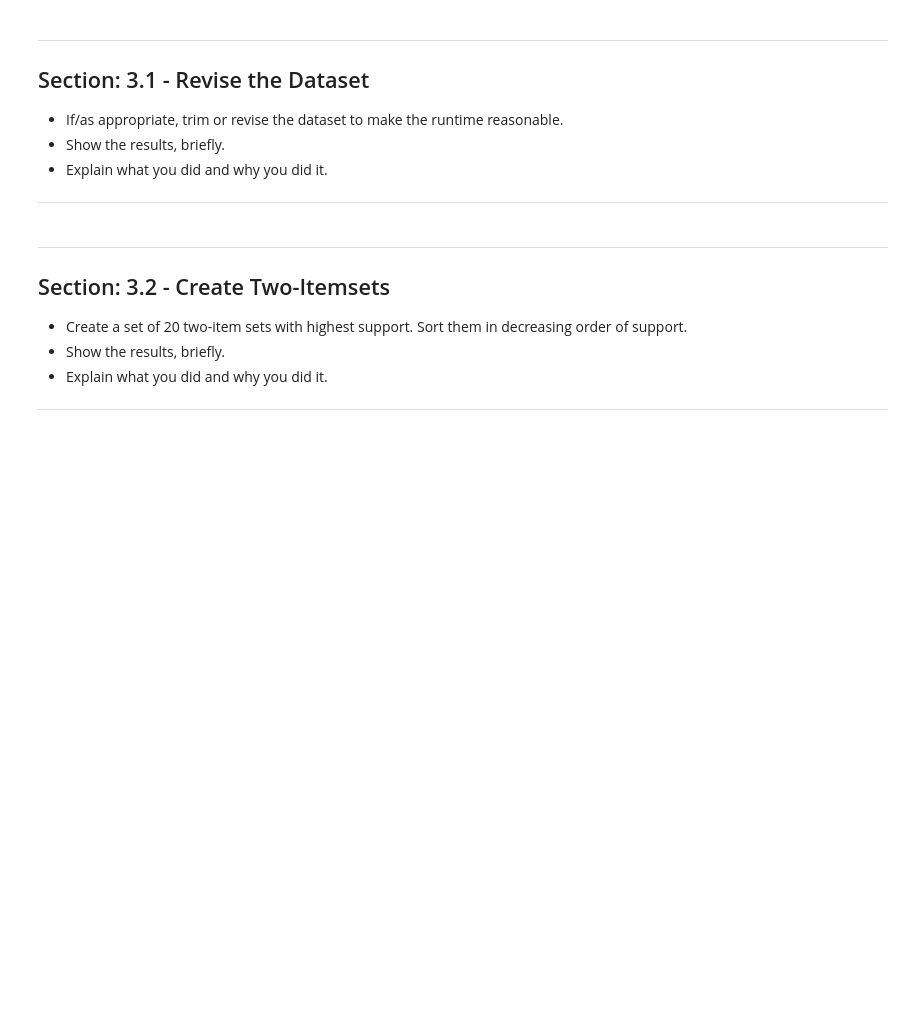
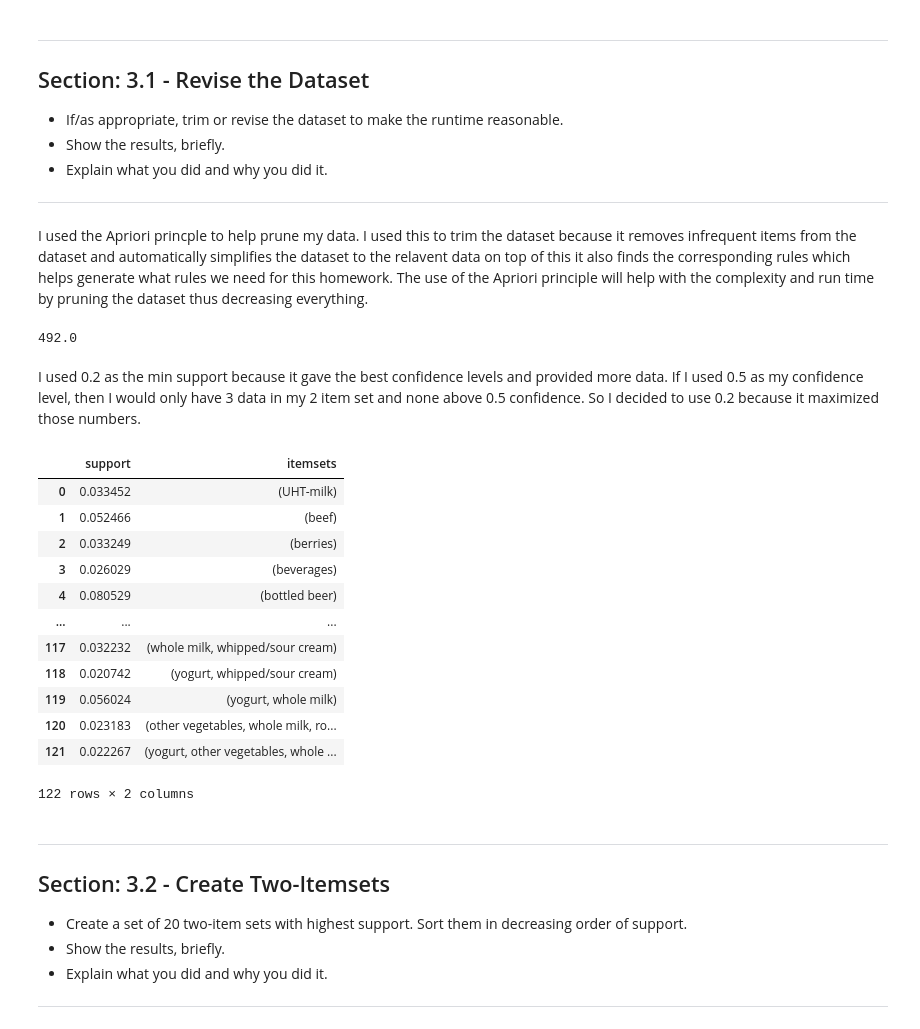
Before and after one commit to zhourichard19/CSE5243, a Jupyter notebook: Homework5/CSE5243_Association_Grocery_HW_Template_V1.ipynb, the cells around one changed output. Saved outputs shown, nothing was run; the diff lists cells and outputs as text; code cells hidden in the pictures; blank space fills up the shorter version.

Commit message:
Started homework5

```diff
--- a/Homework5/CSE5243_Association_Grocery_HW_Template_V1.ipynb
+++ b/Homework5/CSE5243_Association_Grocery_HW_Template_V1.ipynb
@@ -104,3 +203,12 @@ item_df
 - Show the results, briefly.
 - Explain what you did and why you did it.
 ***
+# %% [markdown]
+I used the Apriori princple to help prune my data. I used this to trim the dataset because it removes infrequent items from the dataset and automatically simplifies the dataset to the relavent data on top of this it also finds the corresponding rules which helps generate what rules we need for this homework. The use of the Apriori principle will help with the complexity and run time by pruning the dataset thus decreasing everything.
+# %%
+# If we set min_support to be 0.05, how many transactions would need to contain each "frequent" itemset?
+np.ceil(0.05 * ohe_trans_df.shape[0])
+# %% [output]
+492.0
+# %% [markdown]
+I used 0.2 as the min support because it gave the best confidence levels and provided more data. If I used 0.5 as my confidence level, then I would only have 3 data in my 2 item set and none above 0.5 confidence. So I decided to use 0.2 because it maximized those numbers.
@@ -107,3 +219,19 @@ item_df
+# %%
+frequent_itemsets_ap
+# %% [output]
+|  | support | itemsets |
+| 0 | 0.033452 | (UHT-milk) |
+| 1 | 0.052466 | (beef) |
+| 2 | 0.033249 | (berries) |
+| 3 | 0.026029 | (beverages) |
+| 4 | 0.080529 | (bottled beer) |
+| ... | ... | ... |
+| 117 | 0.032232 | (whole milk, whipped/sour cream) |
+| 118 | 0.020742 | (yogurt, whipped/sour cream) |
+| 119 | 0.056024 | (yogurt, whole milk) |
+| 120 | 0.023183 | (other vegetables, whole milk, ro... |
+| 121 | 0.022267 | (yogurt, other vegetables, whole ... |
+122 rows × 2 columns
 # %% [markdown]
 ***
 ## Section: 3.2 - Create Two-Itemsets
```
Also changed, not shown: parts of 25 cells of this notebook, 2 other files.
